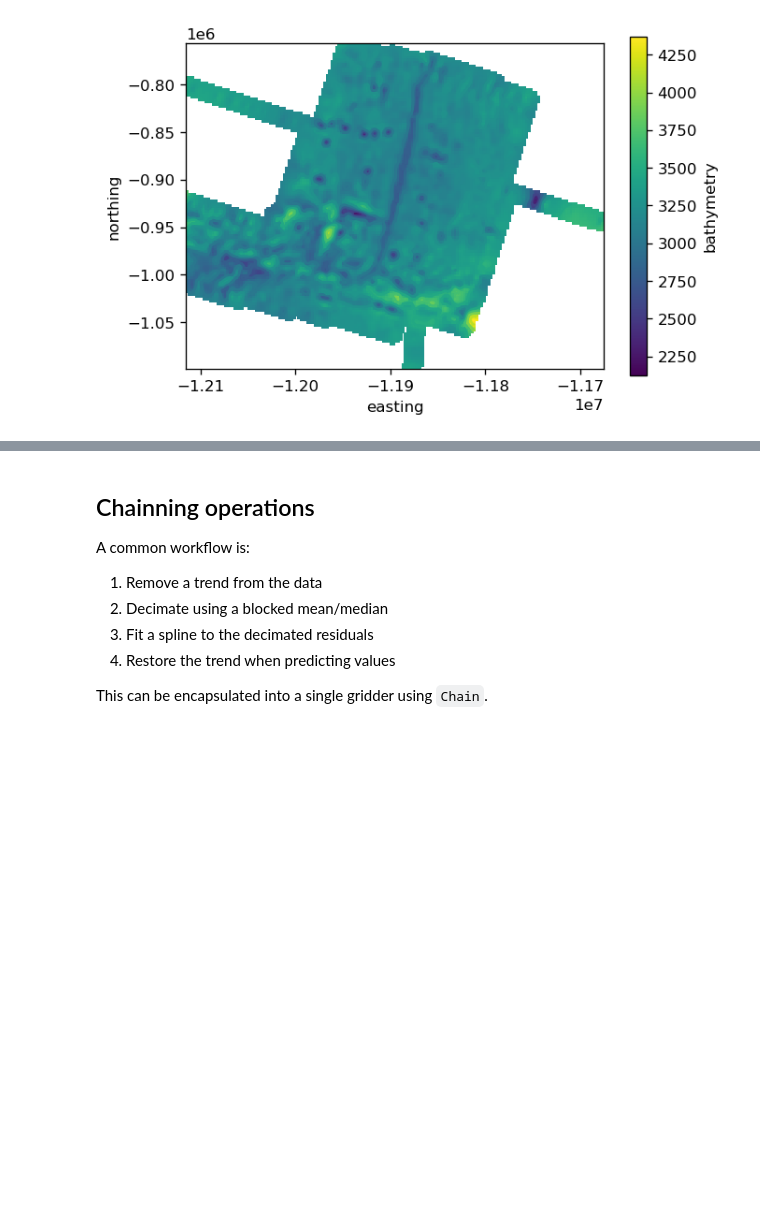
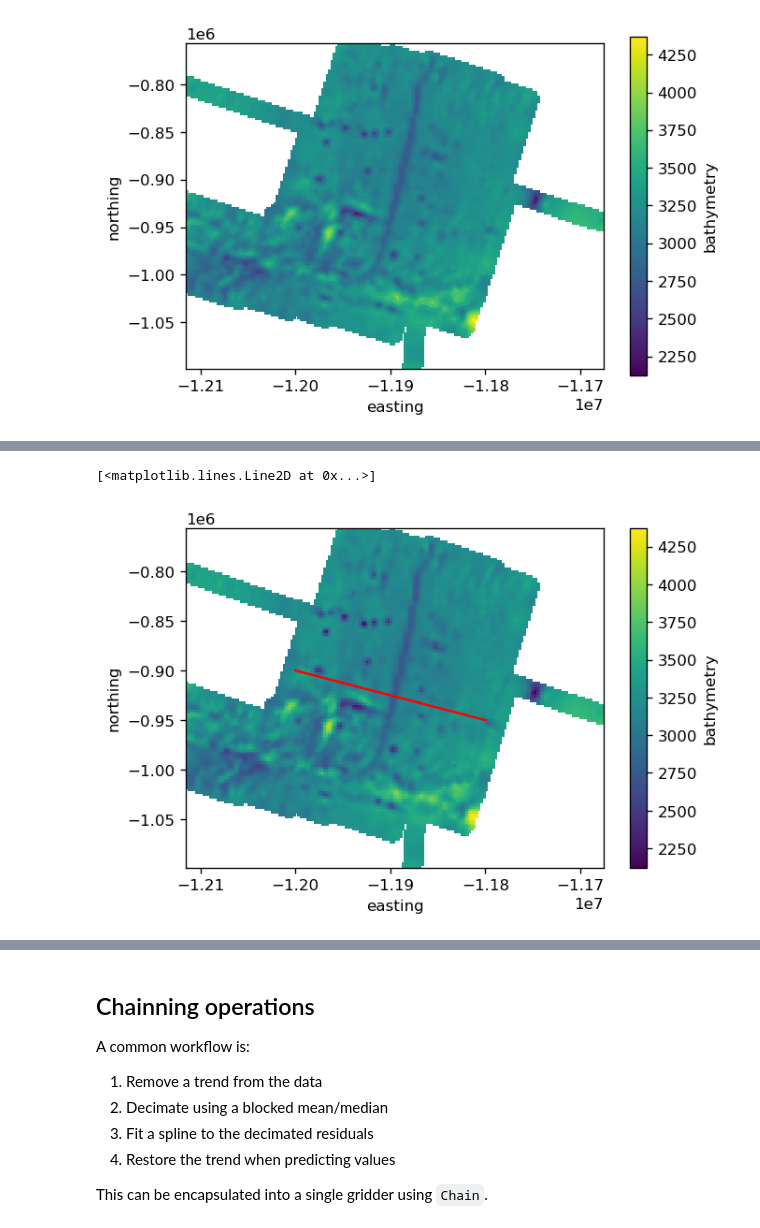
Before and after one commit to fatiando/transform2020, a Jupyter notebook: tutorial.ipynb, the cells around one changed output, grey strips where cells are left out. Drawn from its saved outputs; the diff is of its cells as text; code cells hidden in the pictures; blank space fills up the shorter version.

Commit message:
Add example of geographic grid and profile

```diff
--- a/tutorial.ipynb
+++ b/tutorial.ipynb
@@ -311,0 +314,6 @@ grid.bathymetry.plot.contour(levels=10)
+# %%
+profile = spline.profile(
+    point1=(-1.2e7, -0.9e6),
+    point2=(-1.18e7, -0.95e6),
+    size=100,
+)
@@ -311,0 +336,6 @@ grid.bathymetry.plot.contour(levels=10)
+# %%
+grid.bathymetry.plot()
+plt.plot(profile.easting, profile.northing, "-r")
+# %% [output]
+[<matplotlib.lines.Line2D at 0x...>]
+[figure, added]
```
Also changed, not shown: parts of 8 cells of this notebook.
